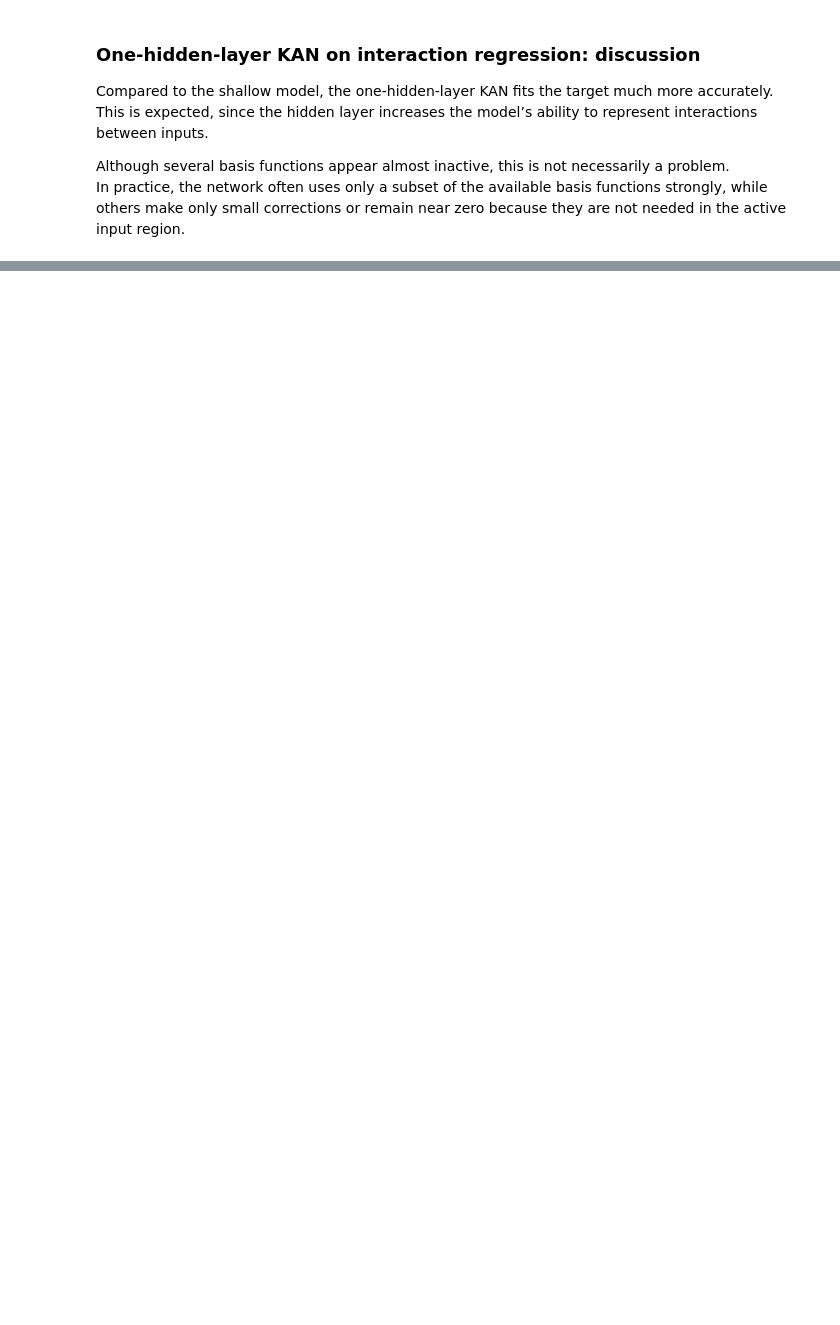
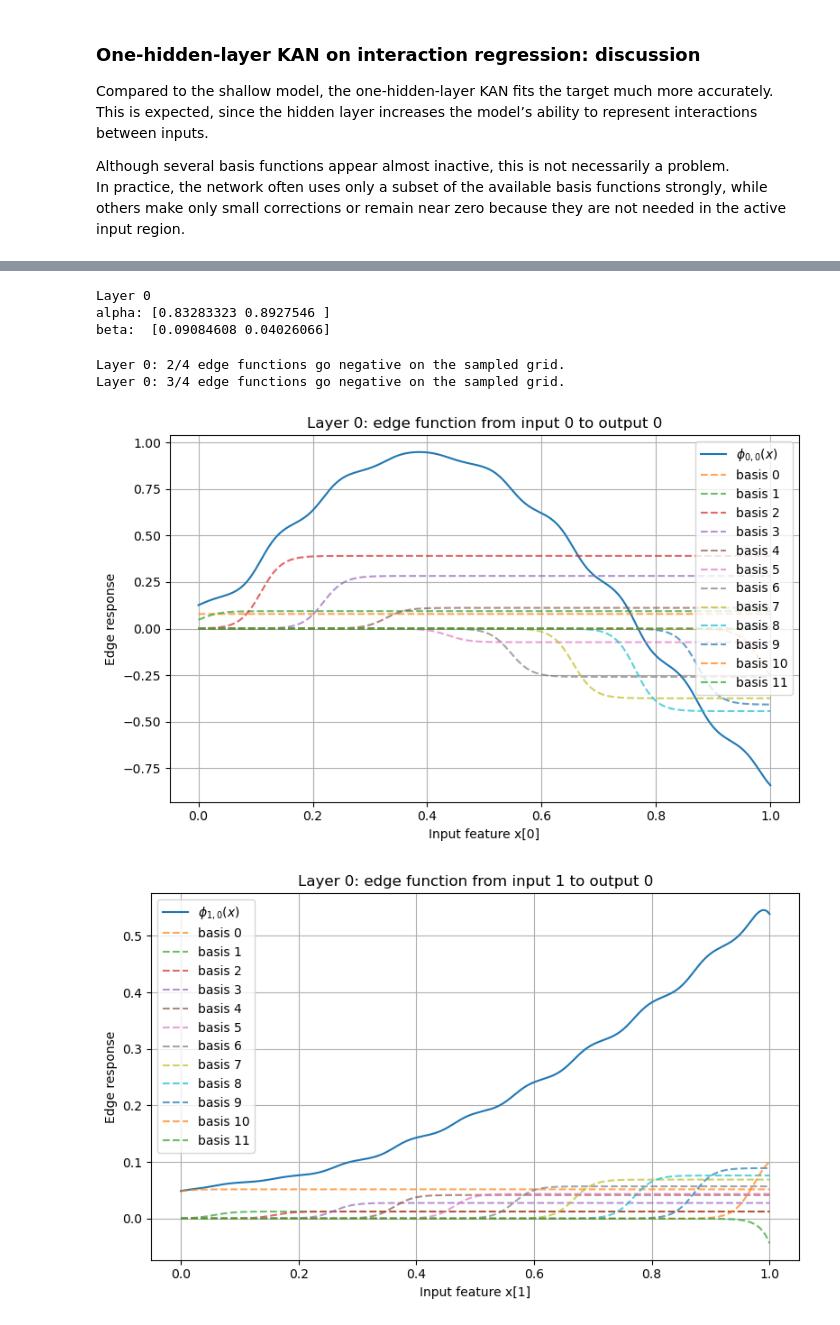
Before and after one commit to sofijaorlovic/photonic-KAN, a Jupyter notebook: smoke_test.ipynb, the cells around one changed output, grey strips where cells are left out. Drawn from its saved outputs; the diff is of its cells as text; code cells hidden in the pictures; blank space fills up the shorter version.

```diff
--- a/smoke_test.ipynb
+++ b/smoke_test.ipynb
@@ -591,0 +667,40 @@ plt.show()
+# %%
+torch.manual_seed(42)
+
+model_aff = KAN(
+    in_count=2,
+    out_count=2,
+    hidden_layer_sizes=[],
+    num_basis=12,
+    x_min=0.0,
+    x_max=1.0,
+    gamma_scale=3.0,
+    debug=False,
+    layer_type="affine",
+    learn_affine=True,
+)
+
+optimizer_aff = optim.Adam(model_aff.parameters(), lr=1e-2)
+
+train_losses_aff = []
+test_losses_aff = []
+
+for epoch in range(num_epochs):
+    model_aff.train()
+    optimizer_aff.zero_grad()
+
+    y_pred = model_aff(x_train)
+    loss = loss_fn(y_pred, y_train)
+    loss.backward()
+    optimizer_aff.step()
+
+    model_aff.eval()
+    with torch.no_grad():
+        y_test_pred = model_aff(x_test)
+        test_loss = loss_fn(y_test_pred, y_test)
+
+    train_losses_aff.append(loss.item())
+    test_losses_aff.append(test_loss.item())
+
+    if epoch % 250 == 0:
+        print(f"[AFF] Epoch {epoch:4d} | train loss = {loss.item():.6f} | test loss = {test_loss.item():.6f}")
@@ -591,0 +744,13 @@ plt.show()
+# %%
+for layer_idx, layer in enumerate(model_aff.layers):
+    if hasattr(layer, "get_alpha") and hasattr(layer, "get_beta"):
+        alpha = layer.get_alpha().detach().cpu()
+        beta = layer.get_beta().detach().cpu()
+
+        print(f"Layer {layer_idx}")
+        print("alpha:", alpha.numpy())
+        print("beta: ", beta.numpy())
+# %% [output]
+Layer 0
+alpha: [0.83283323 0.8927546 ]
+beta:  [0.09084608 0.04026066]
@@ -591,0 +792,14 @@ plt.show()
+# %%
+check_edge_positivity(model_std, layer_idx=0)
+check_edge_positivity(model_aff, layer_idx=0)
+# %% [output]
+Layer 0: 2/4 edge functions go negative on the sampled grid.
+Layer 0: 3/4 edge functions go negative on the sampled grid.
+# %%
+model_aff.plot_edge_function(layer_idx=0, out_idx=0, in_idx=0, x_range=(0.0, 1.0), show_basis=True)
+model_aff.plot_edge_function(layer_idx=0, out_idx=0, in_idx=1, x_range=(0.0, 1.0), show_basis=True)
+model_aff.plot_edge_function(layer_idx=0, out_idx=1, in_idx=0, x_range=(0.0, 1.0), show_basis=True)
+model_aff.plot_edge_function(layer_idx=0, out_idx=1, in_idx=1, x_range=(0.0,    1.0), show_basis=True)
+# %% [output]
+[figure, added]
+[figure, added]
```
Also changed, not shown: parts of 38 cells of this notebook, 2 other files.
